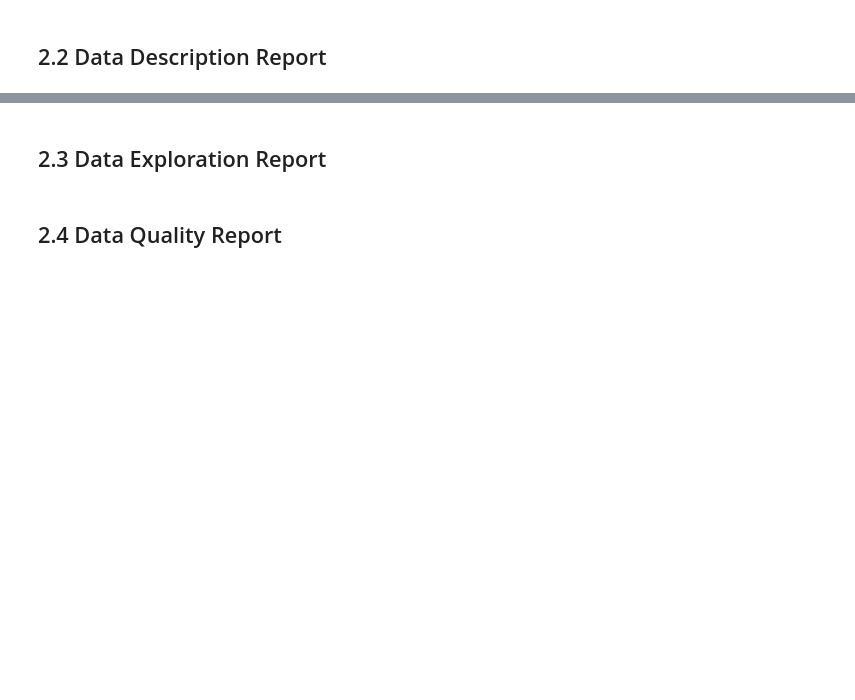
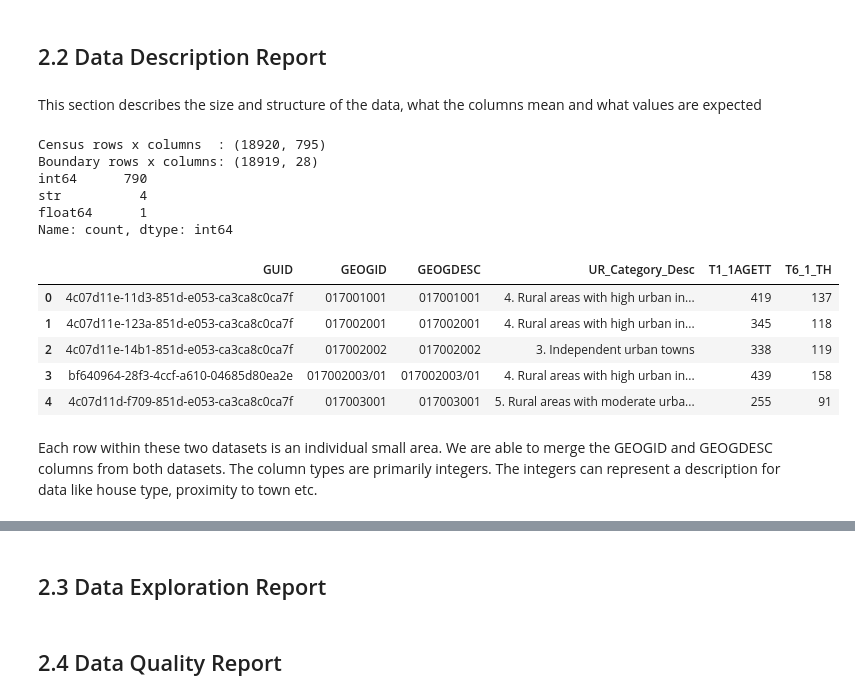
Before and after one commit to SwoopCodes/Data-Analytics_Irish-housing-density, a Jupyter notebook: notebooks/CA2_CRISP_DM_Notebook.ipynb, the cells around one changed output, grey strips where cells are left out. Saved outputs shown, nothing was run; the diff lists cells and outputs as text; code cells hidden in the pictures; blank space fills up the shorter version.

```diff
--- a/notebooks/CA2_CRISP_DM_Notebook.ipynb
+++ b/notebooks/CA2_CRISP_DM_Notebook.ipynb
@@ -241,2 +273,24 @@ print("Glossary :", glossary.shape)
 # %% [markdown]
 ## 2.2 Data Description Report
+# %% [markdown]
+This section describes the size and structure of the data, what the columns mean and what values are expected
+# %%
+print("Census rows x columns  :", census.shape)
+print("Boundary rows x columns:", boundary.shape)
+print(census.dtypes.value_counts())
+census[["GUID", "GEOGID", "GEOGDESC", "UR_Category_Desc", "T1_1AGETT", "T6_1_TH"]].head()
+# %% [output]
+Census rows x columns  : (18920, 795)
+Boundary rows x columns: (18919, 28)
+int64      790
+str          4
+float64      1
+Name: count, dtype: int64
+|  | GUID | GEOGID | GEOGDESC | UR_Category_Desc | T1_1AGETT | T6_1_TH |
+| 0 | 4c07d11e-11d3-851d-e053-ca3ca8c0ca7f | 017001001 | 017001001 | 4. Rural areas with high urban in... | 419 | 137 |
+| 1 | 4c07d11e-123a-851d-e053-ca3ca8c0ca7f | 017002001 | 017002001 | 4. Rural areas with high urban in... | 345 | 118 |
+| 2 | 4c07d11e-14b1-851d-e053-ca3ca8c0ca7f | 017002002 | 017002002 | 3. Independent urban towns | 338 | 119 |
+| 3 | bf640964-28f3-4ccf-a610-04685d80ea2e | 017002003/01 | 017002003/01 | 4. Rural areas with high urban in... | 439 | 158 |
+| 4 | 4c07d11d-f709-851d-e053-ca3ca8c0ca7f | 017003001 | 017003001 | 5. Rural areas with moderate urba... | 255 | 91 |
+# %% [markdown]
+Each row within these two datasets is an individual small area. We are able to merge the GEOGID and GEOGDESC columns from both datasets. The column types are primarily integers. The integers can represent a description for data like house type, proximity to town etc.
```
Also changed, not shown: parts of 10 cells of this notebook.
